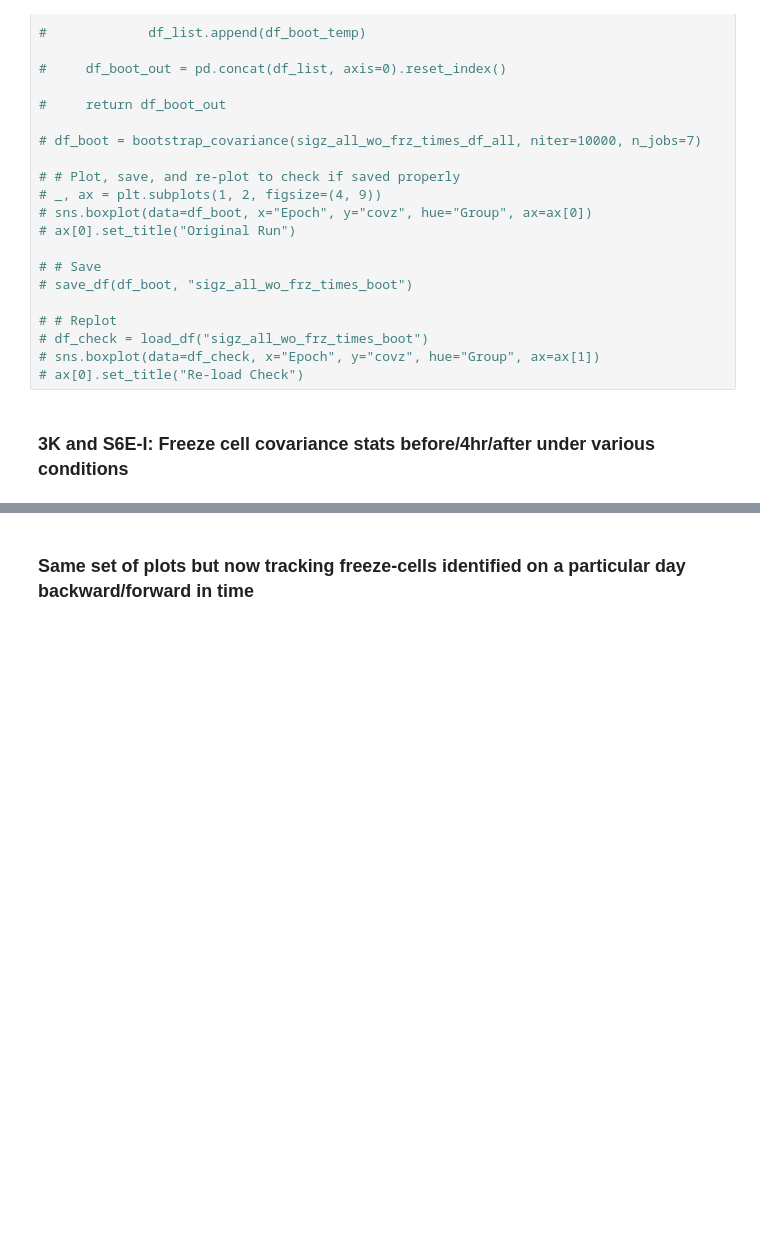
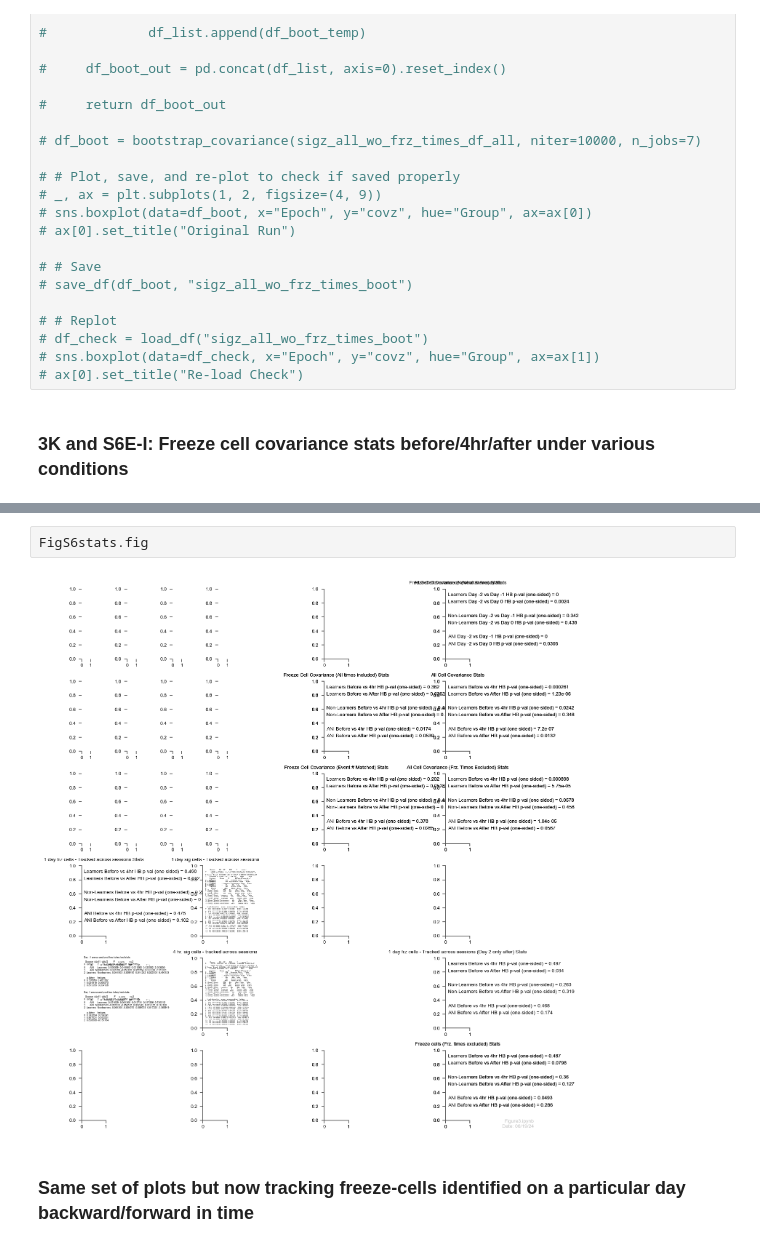
Before and after one commit to nkinsky/Eraser, a Jupyter notebook: Notebooks/Figure3.ipynb, the cells around one changed output, grey strips where cells are left out. Drawn from its saved outputs; the diff is of its cells as text; blank space fills up the shorter version.

```diff
--- a/Notebooks/Figure3.ipynb
+++ b/Notebooks/Figure3.ipynb
@@ -907,3 +917,7 @@ for file_name, title, ax, axstats in zip(file_names, titles, ax_list, ax_stats_l
+# %%
+FigS6stats.fig
+# %% [output]
+[figure, added]
 # %% [markdown]
 ### Same set of plots but now tracking freeze-cells identified on a particular day backward/forward in time
 # %%
```
Also changed, not shown: parts of 4 cells of this notebook, 3 other files.
